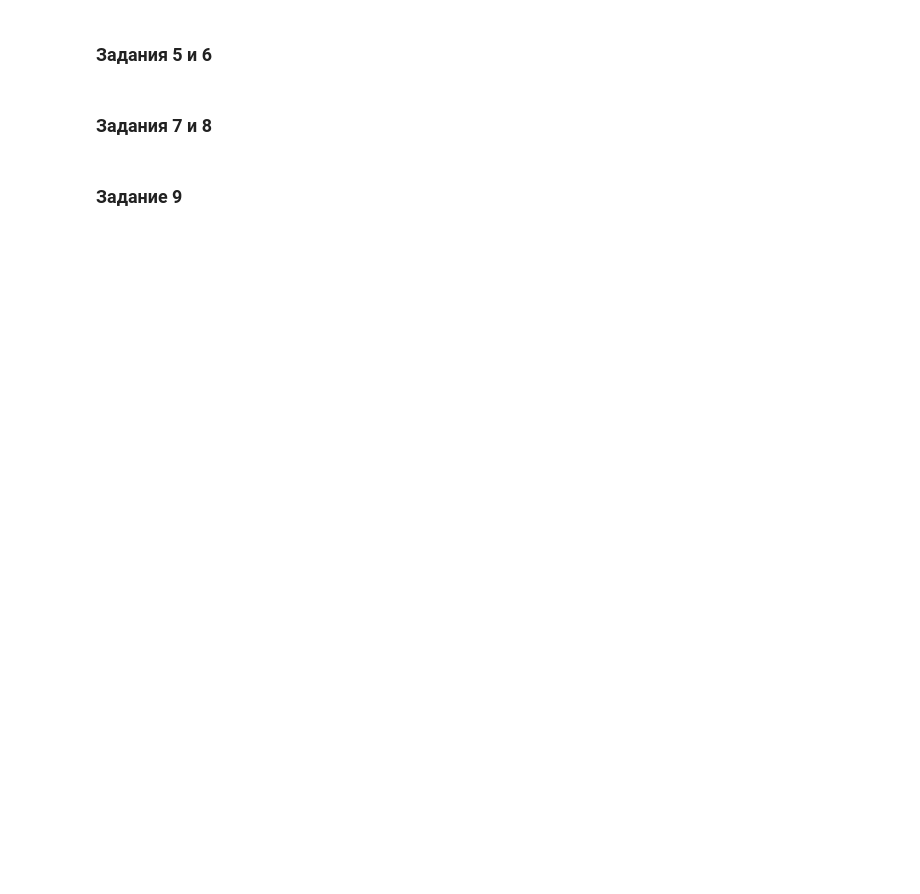
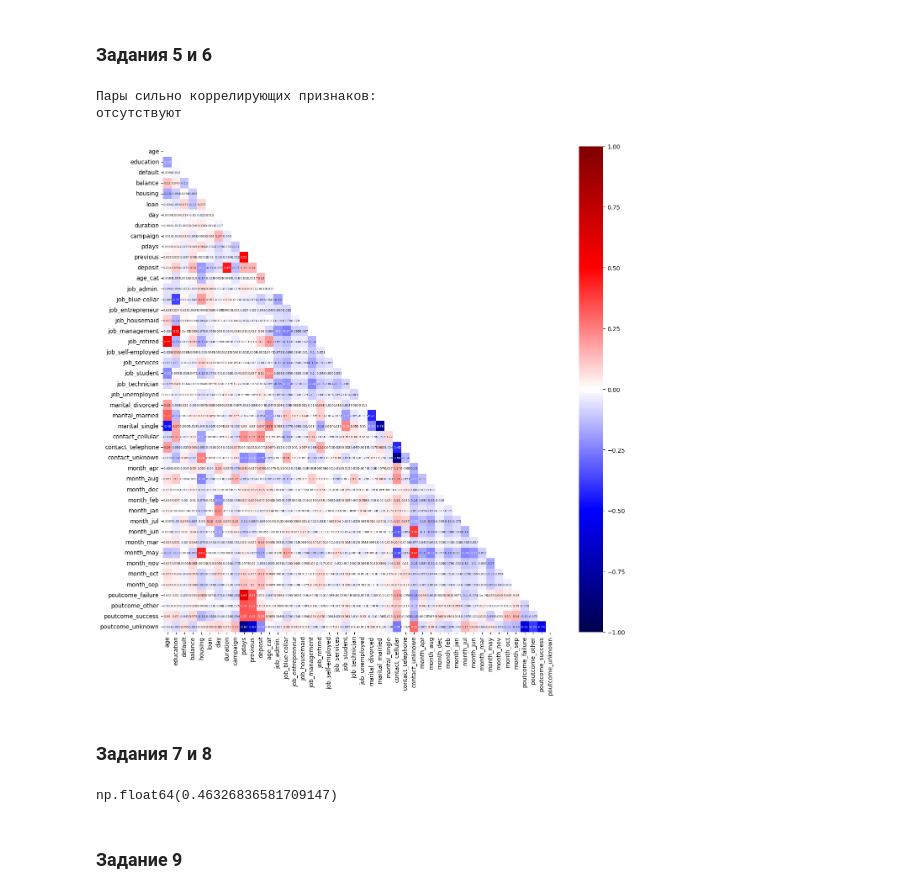
Before and after one commit to al-ogr/sf_pr4_banking_direct_marketing, a Jupyter notebook: banking_direct_marketing.ipynb, the cells around one changed output. Saved outputs shown, nothing was run; the diff lists cells and outputs as text; code cells hidden in the pictures; blank space fills up the shorter version.

```diff
--- a/banking_direct_marketing.ipynb
+++ b/banking_direct_marketing.ipynb
@@ -636,22 +651,10 @@ figure.show()
 Распределение на категории по данным признакам вносится в новые: **CreditScoreCat** и **AgeCat** соответственно.
 # %%
 # создайте возрастные группы и определите, в каких группах более склонны открывать депозит, чем отказываться от предложения
-# Функция распределения возраста по категориям
-def get_age_cat(age):
-    if age >= 30 and age < 40:
-        return "30-40"
-    elif age >= 40 and age < 50:
-        return "40-50"
-    elif age >= 50 and age < 60:
-        return "50-60"
-    elif age >= 60:
-        return "60+"
-    elif age < 30:
-        return "<30"
-
-
 # Создание признака категорий возраста
-df_clients['age_cat'] = df_clients['age'].apply(get_age_cat)
+df_clients['age_cat'] = pd.cut(df_clients['age'],
+                               [0, 30, 40, 50, 60, 999],
+                               labels = ['<30', '30-40', '40-50', '50-60', '60+'])
 # %%
 # Инициализация полотна на три графика
 figure = go.Figure()
@@ -773,4 +776,9 @@ figure.show()
 # %% [markdown]
 ### Задание 1
 # %%
+df_clients_coded = df_clients.copy()
 # преобразуйте уровни образования
+le_education=LabelEncoder()
+le_age_cat=LabelEncoder()
+df_clients_coded['education'] = le_education.fit_transform(df_clients_coded['education'])
+df_clients_coded['age_cat'] = le_age_cat.fit_transform(df_clients_coded['age_cat'])
@@ -778,3 +790,5 @@ figure.show()
 ### Задания 2 и 3
 # %%
 # преобразуйте бинарные переменные в представление из нулей и единиц
+for col in ['default', 'housing', 'loan', 'deposit']:
+    df_clients_coded[col] = np.where(df_clients[col] == 'yes', 1, 0)
@@ -782,3 +800,4 @@ figure.show()
 ### Задание 4
 # %%
 # создайте дамми-переменные
+df_clients_coded = pd.get_dummies(df_clients_coded)
@@ -786,5 +825,28 @@ figure.show()
 ### Задания 5 и 6
 # %%
 # постройте корреляционную матрицу и оцените данные на предмет наличия мультиколлинеарности
+df_corr = df_clients_coded.corr(method='pearson', numeric_only=True)
+# Вычисление списка пар сильно коррелирующих признаков
+print('Пары сильно коррелирующих признаков:')
+strong_corr_features = []
+for i in range(1, df_corr.shape[0]):
+    for j in range(0, i):
+        if abs(df_corr.iloc[i, j]) >= 0.9:
+            strong_corr_features.append(f'{df_corr.index[i]} - {df_corr.columns[j]}: {df_corr.iloc[i, j]:.3f}')
+print(*strong_corr_features, sep='\n') if len(strong_corr_features) > 0 else print('отсутствуют')
+# Матрица корреляций
+plt.figure(figsize=(15, 15))
+sns.heatmap(df_clients_coded.corr(numeric_only=True),
+            annot=True, # Подпись данных
+            annot_kws = {'size':5},
+            vmin=-1, vmax=1,
+            center=0,
+            cmap='seismic',
+            mask=np.triu(df_clients_coded.corr(numeric_only=True)))
+plt.show()
+# %% [output]
+Пары сильно коррелирующих признаков:
+отсутствуют
+[figure, added]
 # %% [markdown]
 ### Задания 7 и 8
@@ -798,3 +858,8 @@ X_train, X_test, y_train, y_test = train_test_split(X, y, stratify=y, random_sta
+# %%
+# рассчитайте необходимые показатели
+y_test.mean()
+# %% [output]
+np.float64(0.46326836581709147)
 # %% [markdown]
 ### Задание 9
 # %%
```
Also changed, not shown: parts of 34 cells of this notebook.
